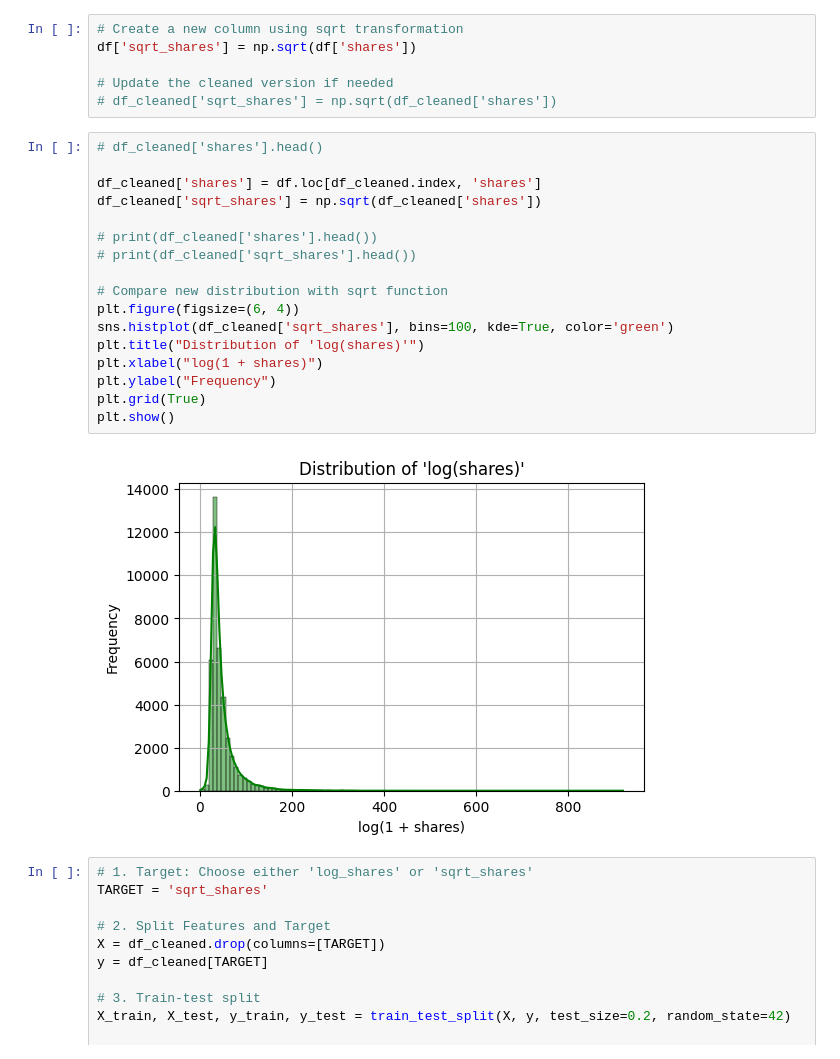
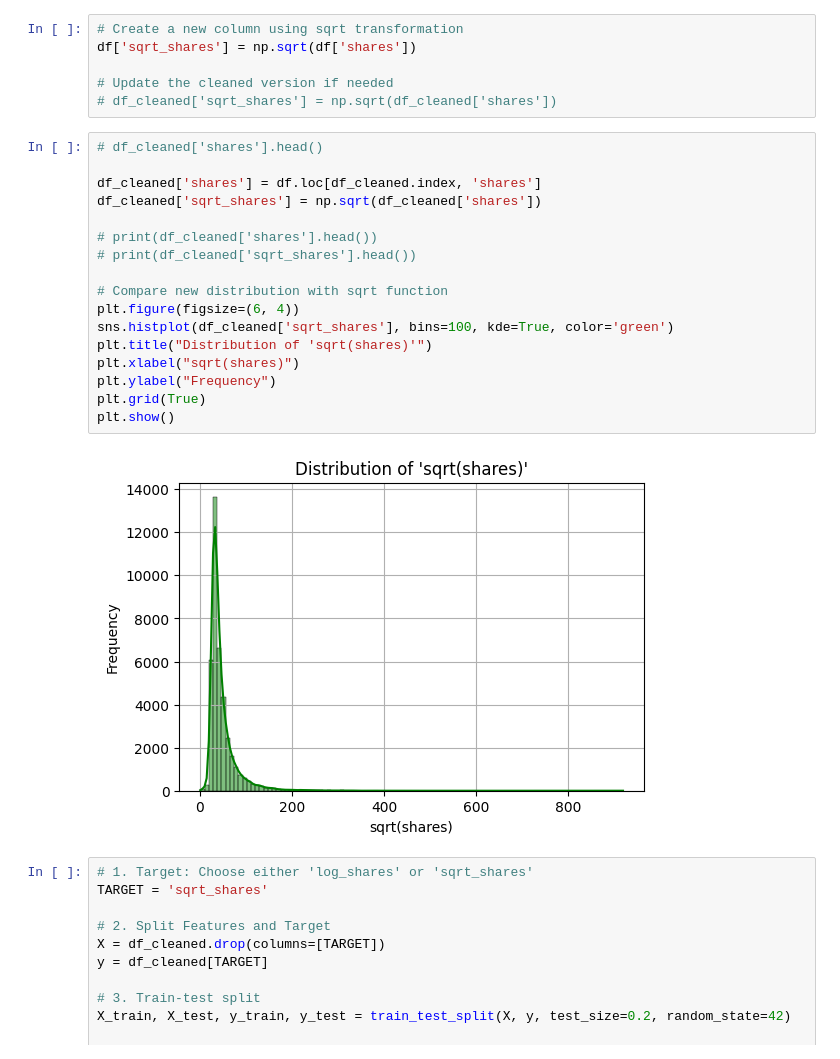
Before and after one commit to Dajinder/Online_news_popularity, a Jupyter notebook: ML_PR_Projeject_1.ipynb, the cells around one changed output. Drawn from its saved outputs; the diff is of its cells as text.

```diff
--- a/ML_PR_Projeject_1.ipynb
+++ b/ML_PR_Projeject_1.ipynb
@@ -391,22 +391,22 @@ df['sqrt_shares'] = np.sqrt(df['shares'])
 # %%
 # df_cleaned['shares'].head()
 
 df_cleaned['shares'] = df.loc[df_cleaned.index, 'shares']
 df_cleaned['sqrt_shares'] = np.sqrt(df_cleaned['shares'])
 
 # print(df_cleaned['shares'].head())
 # print(df_cleaned['sqrt_shares'].head())
 
 # Compare new distribution with sqrt function
 plt.figure(figsize=(6, 4))
 sns.histplot(df_cleaned['sqrt_shares'], bins=100, kde=True, color='green')
-plt.title("Distribution of 'log(shares)'")
-plt.xlabel("log(1 + shares)")
+plt.title("Distribution of 'sqrt(shares)'")
+plt.xlabel("sqrt(shares)")
 plt.ylabel("Frequency")
 plt.grid(True)
 plt.show()
 # %% [output]
-[figure, old version]
+[figure, new version]
 # %%
 # 1. Target: Choose either 'log_shares' or 'sqrt_shares'
 TARGET = 'sqrt_shares'
```
Also changed, not shown: parts of 4 cells of this notebook.
